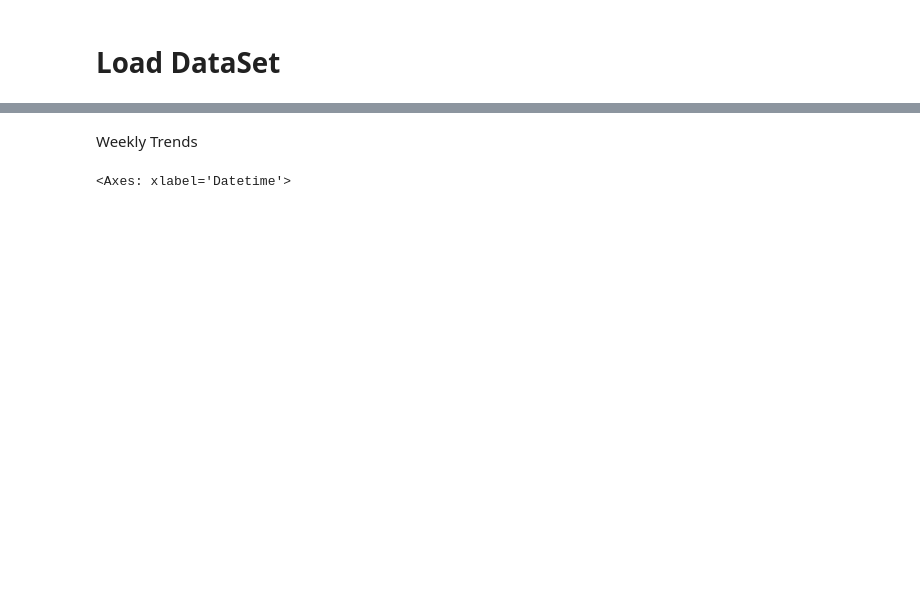
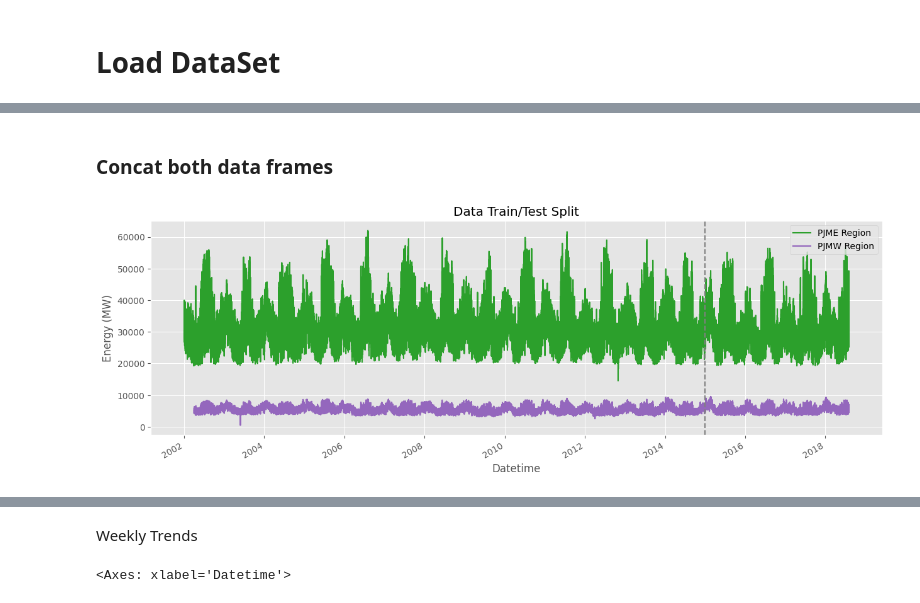
Before and after one commit to minari314159/Energy_Forcasting, a Jupyter notebook: Forecasting.ipynb, the cells around one changed output, grey strips where cells are left out. Cells and saved outputs as stored; diff of their text form; code cells hidden in the pictures; blank space fills up the shorter version.

```diff
--- a/Forecasting.ipynb
+++ b/Forecasting.ipynb
@@ -22,0 +45,4 @@ df.tail()
+# %%
+dfW = pd.read_csv('DataSet/Regions/PJMW_hourly.csv').set_index('Datetime')
+dfW.index = pd.to_datetime(dfW.index)
+dfW
@@ -22,0 +76,2 @@ df.tail()
+# %% [markdown]
+### Concat both data frames
@@ -23 +81,12 @@ df.tail()
+# %%
+fig, ax = plt.subplots(figsize=(15, 5))
+dfE.plot(ax=ax, label='Training Set',
+           color=colour_pal[2], title='Data Train/Test Split')
+dfW.plot(ax=ax, label='Test Set', color=colour_pal[4])
+ax.axvline('01-01-2015', color='grey', ls='--')
+ax.legend(['PJME Region', 'PJMW Region'])
+ax.set_ylabel('Energy (MW)')
+plt.show()
+# %% [output]
+[figure, added]
 # %%
```
Also changed, not shown: parts of 72 cells of this notebook, 19 other files.
